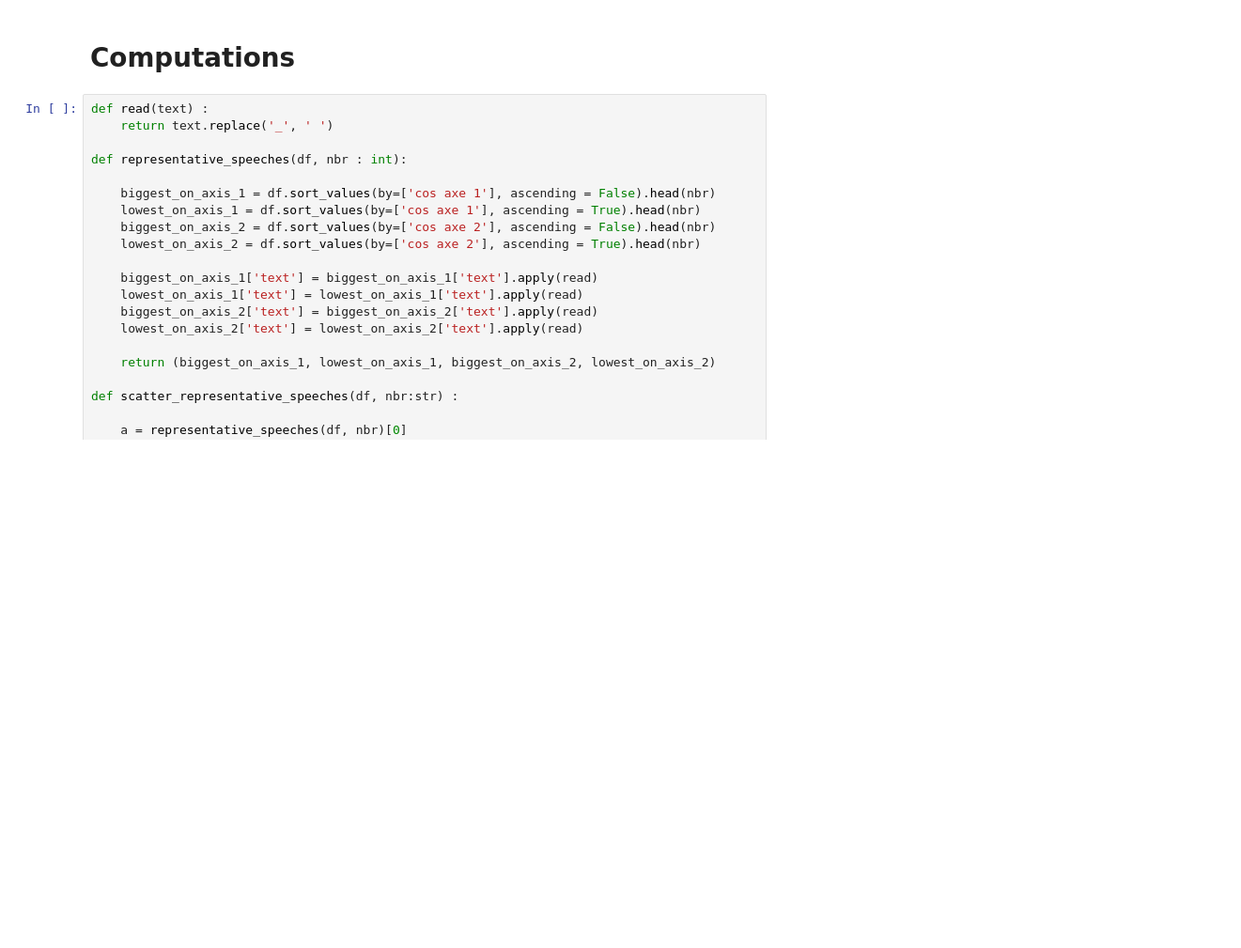
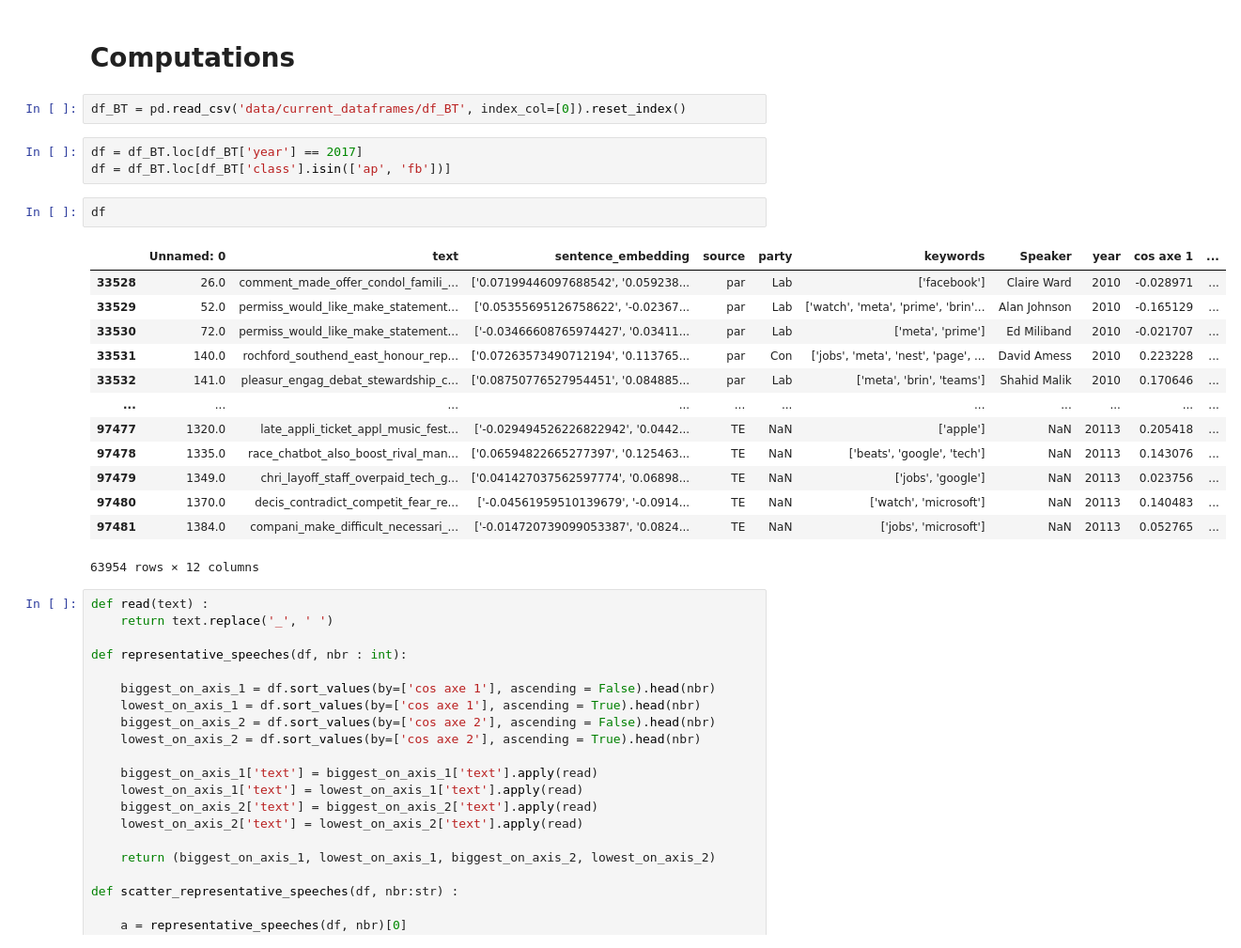
Before and after one commit to alexmaxad/ML-for-political-science, a Jupyter notebook: notebooks/word analysis/partizan_articles.ipynb, the cells around one changed output. Shown at 94% size. Cells and saved outputs as stored; diff of their text form; blank space fills up the shorter version.

```diff
--- a/notebooks/word analysis/partizan_articles.ipynb
+++ b/notebooks/word analysis/partizan_articles.ipynb
@@ -49,5 +17,26 @@ Cosine Similarity b1-b2: 0.09162228538266397
 # %% [markdown]
 # **Computations**
+# %%
+df_BT = pd.read_csv('data/current_dataframes/df_BT', index_col=[0]).reset_index()
+# %%
+df = df_BT.loc[df_BT['year'] == 2017]
+df = df_BT.loc[df_BT['class'].isin(['ap', 'fb'])]
+# %%
+df
+# %% [output]
+|  | Unnamed: 0 | text | sentence_embedding | source | party | keywords | Speaker | year | cos axe 1 | ... |
+| 33528 | 26.0 | comment_made_offer_condol_famili_... | ['0.07199446097688542', '0.059238... | par | Lab | ['facebook'] | Claire Ward | 2010 | -0.028971 | ... |
+| 33529 | 52.0 | permiss_would_like_make_statement... | ['0.05355695126758622', '-0.02367... | par | Lab | ['watch', 'meta', 'prime', 'brin'... | Alan Johnson | 2010 | -0.165129 | ... |
+| 33530 | 72.0 | permiss_would_like_make_statement... | ['-0.03466608765974427', '0.03411... | par | Lab | ['meta', 'prime'] | Ed Miliband | 2010 | -0.021707 | ... |
+| 33531 | 140.0 | rochford_southend_east_honour_rep... | ['0.07263573490712194', '0.113765... | par | Con | ['jobs', 'meta', 'nest', 'page', ... | David Amess | 2010 | 0.223228 | ... |
+| 33532 | 141.0 | pleasur_engag_debat_stewardship_c... | ['0.08750776527954451', '0.084885... | par | Lab | ['meta', 'brin', 'teams'] | Shahid Malik | 2010 | 0.170646 | ... |
+| ... | ... | ... | ... | ... | ... | ... | ... | ... | ... | ... |
+| 97477 | 1320.0 | late_appli_ticket_appl_music_fest... | ['-0.029494526226822942', '0.0442... | TE | NaN | ['apple'] | NaN | 20113 | 0.205418 | ... |
+| 97478 | 1335.0 | race_chatbot_also_boost_rival_man... | ['0.06594822665277397', '0.125463... | TE | NaN | ['beats', 'google', 'tech'] | NaN | 20113 | 0.143076 | ... |
+| 97479 | 1349.0 | chri_layoff_staff_overpaid_tech_g... | ['0.041427037562597774', '0.06898... | TE | NaN | ['jobs', 'google'] | NaN | 20113 | 0.023756 | ... |
+| 97480 | 1370.0 | decis_contradict_competit_fear_re... | ['-0.04561959510139679', '-0.0914... | TE | NaN | ['watch', 'microsoft'] | NaN | 20113 | 0.140483 | ... |
+| 97481 | 1384.0 | compani_make_difficult_necessari_... | ['-0.014720739099053387', '0.0824... | TE | NaN | ['jobs', 'microsoft'] | NaN | 20113 | 0.052765 | ... |
+63954 rows × 12 columns
 # %%
 def read(text) :
     return text.replace('_', ' ')
```
Also changed, not shown: parts of 4 cells of this notebook, 4 other files.
